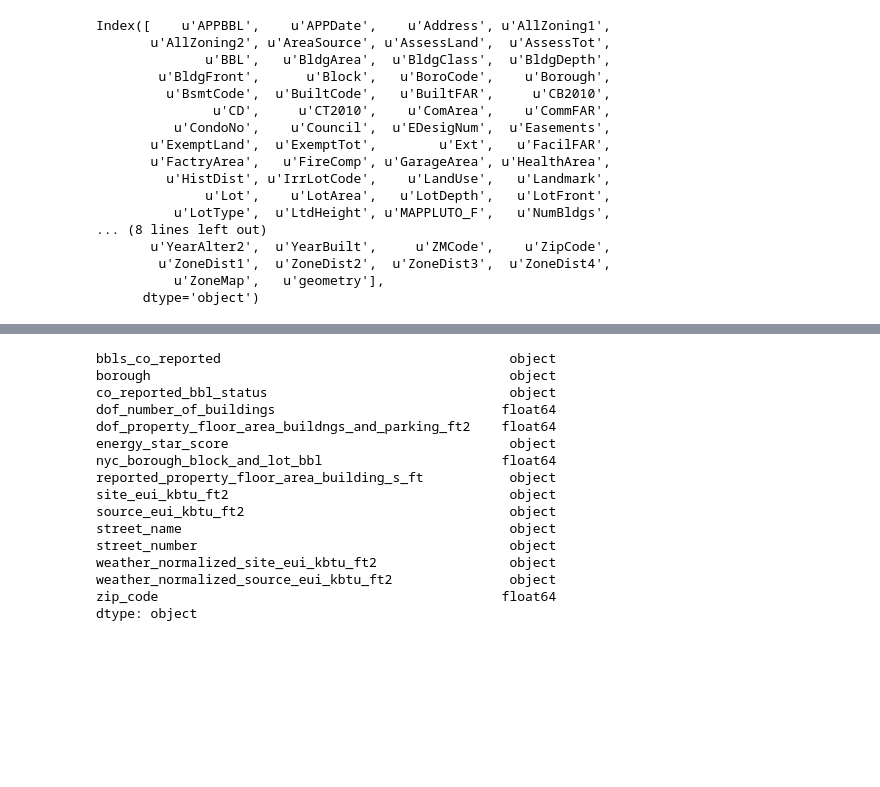
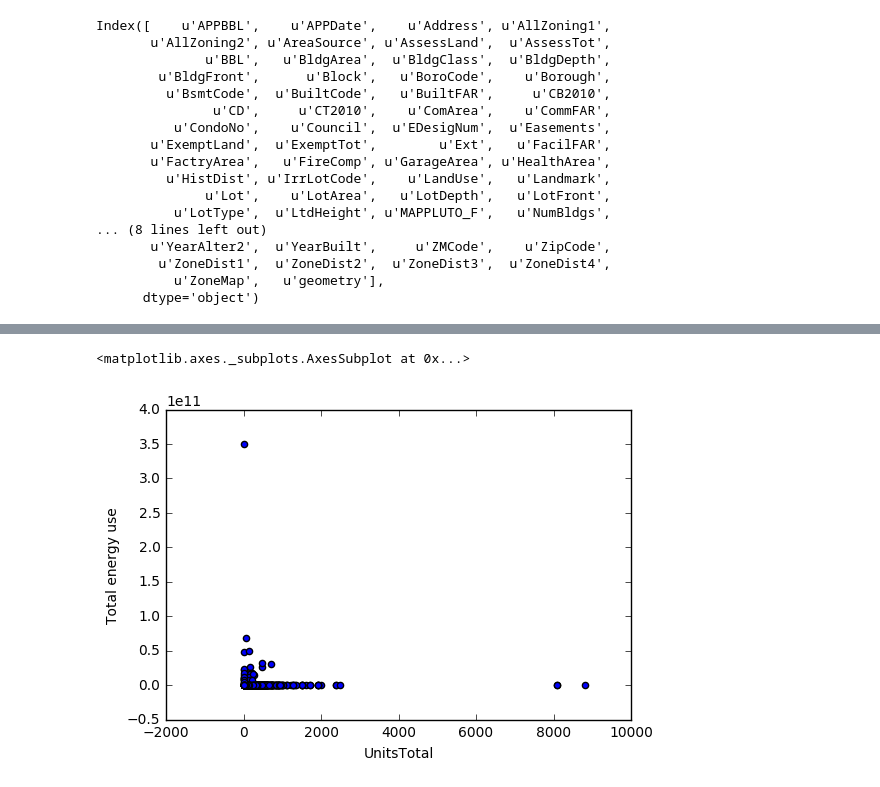
Before and after one commit to anastasiashe/PUI2016_as10790, a Jupyter notebook: HW6_as10790/Assignment2_as10790.ipynb, the cells around one changed output, grey strips where cells are left out. Cells and saved outputs as stored; diff of their text form; code cells hidden in the pictures; blank space fills up the shorter version.

```diff
--- a/HW6_as10790/Assignment2_as10790.ipynb
+++ b/HW6_as10790/Assignment2_as10790.ipynb
@@ -190,19 +278,5 @@ eu_data.head()
-# %%
-eu_data.dtypes
-# %% [output]
-bbls_co_reported                                     object
-borough                                              object
-co_reported_bbl_status                               object
-dof_number_of_buildings                             float64
-dof_property_floor_area_buildngs_and_parking_ft2    float64
-energy_star_score                                    object
-nyc_borough_block_and_lot_bbl                       float64
-reported_property_floor_area_building_s_ft           object
-site_eui_kbtu_ft2                                    object
-source_eui_kbtu_ft2                                  object
-street_name                                          object
-street_number                                        object
-weather_normalized_site_eui_kbtu_ft2                 object
-weather_normalized_source_eui_kbtu_ft2               object
-zip_code                                            float64
-dtype: object
+# %%
+eUse_mpluto.plot.scatter('UnitsTotal', 'Total energy use')
+# %% [output]
+<matplotlib.axes._subplots.AxesSubplot at 0x...>
+[figure, added]
```
Also changed, not shown: parts of 15 cells of this notebook, 22 other files.
